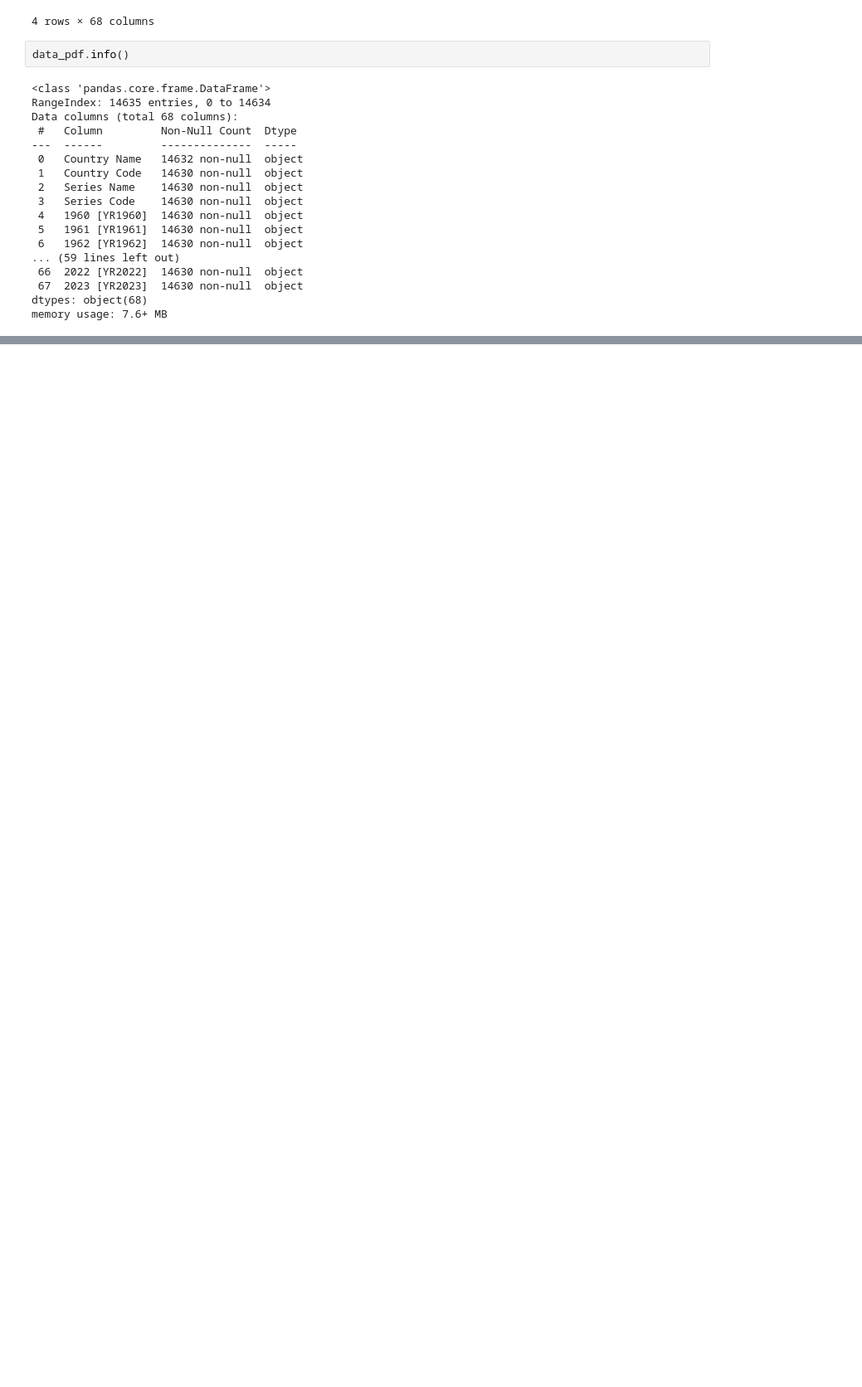
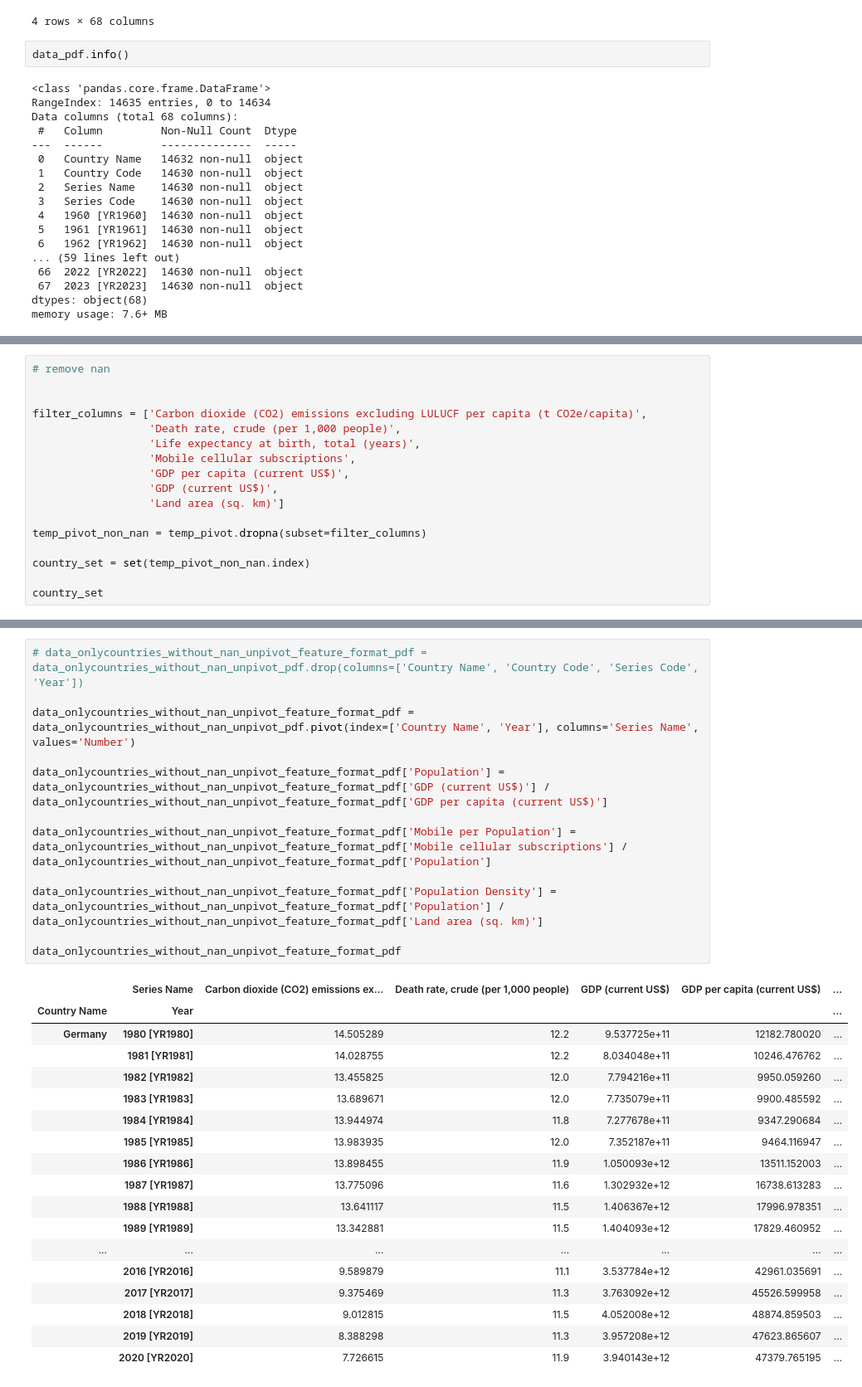
Before and after one commit to maxtschochner/World_Bank_Open_Data_Exploration, a Jupyter notebook: Analysis.ipynb, the cells around one changed output, grey strips where cells are left out. Shown at 83% size. Drawn from its saved outputs; the diff is of its cells as text; blank space fills up the shorter version.

```diff
--- a/Analysis.ipynb
+++ b/Analysis.ipynb
@@ -89,0 +232,17 @@ data_onlycountries_pdf.tail()
+# %%
+# remove nan
+
+
+filter_columns = ['Carbon dioxide (CO2) emissions excluding LULUCF per capita (t CO2e/capita)',
+                  'Death rate, crude (per 1,000 people)',
+                  'Life expectancy at birth, total (years)',
+                  'Mobile cellular subscriptions',
+                  'GDP per capita (current US$)',
+                  'GDP (current US$)',
+                  'Land area (sq. km)']
+
+temp_pivot_non_nan = temp_pivot.dropna(subset=filter_columns)
+
+country_set = set(temp_pivot_non_nan.index)
+
+country_set
@@ -89,0 +310,31 @@ data_onlycountries_pdf.tail()
+# %%
+# data_onlycountries_without_nan_unpivot_feature_format_pdf = data_onlycountries_without_nan_unpivot_pdf.drop(columns=['Country Name', 'Country Code', 'Series Code', 'Year'])
+
+data_onlycountries_without_nan_unpivot_feature_format_pdf = data_onlycountries_without_nan_unpivot_pdf.pivot(index=['Country Name', 'Year'], columns='Series Name', values='Number')
+
+data_onlycountries_without_nan_unpivot_feature_format_pdf['Population'] = data_onlycountries_without_nan_unpivot_feature_format_pdf['GDP (current US$)'] / data_onlycountries_without_nan_unpivot_feature_format_pdf['GDP per capita (current US$)']
+
+data_onlycountries_without_nan_unpivot_feature_format_pdf['Mobile per Population'] = data_onlycountries_without_nan_unpivot_feature_format_pdf['Mobile cellular subscriptions'] / data_onlycountries_without_nan_unpivot_feature_format_pdf['Population']
+
+data_onlycountries_without_nan_unpivot_feature_format_pdf['Population Density'] = data_onlycountries_without_nan_unpivot_feature_format_pdf['Population'] / data_onlycountries_without_nan_unpivot_feature_format_pdf['Land area (sq. km)']
+
+data_onlycountries_without_nan_unpivot_feature_format_pdf
+# %% [output]
+|  | Series Name | Carbon dioxide (CO2) emissions ex... | Death rate, crude (per 1,000 people) | GDP (current US$) | GDP per capita (current US$) | ... |
+| Country Name | Year |  |  |  |  | ... |
+| Germany | 1980 [YR1980] | 14.505289 | 12.2 | 9.537725e+11 | 12182.780020 | ... |
+|  | 1981 [YR1981] | 14.028755 | 12.2 | 8.034048e+11 | 10246.476762 | ... |
+|  | 1982 [YR1982] | 13.455825 | 12.0 | 7.794216e+11 | 9950.059260 | ... |
+|  | 1983 [YR1983] | 13.689671 | 12.0 | 7.735079e+11 | 9900.485592 | ... |
+|  | 1984 [YR1984] | 13.944974 | 11.8 | 7.277678e+11 | 9347.290684 | ... |
+|  | 1985 [YR1985] | 13.983935 | 12.0 | 7.352187e+11 | 9464.116947 | ... |
+|  | 1986 [YR1986] | 13.898455 | 11.9 | 1.050093e+12 | 13511.152003 | ... |
+|  | 1987 [YR1987] | 13.775096 | 11.6 | 1.302932e+12 | 16738.613283 | ... |
+|  | 1988 [YR1988] | 13.641117 | 11.5 | 1.406367e+12 | 17996.978351 | ... |
+|  | 1989 [YR1989] | 13.342881 | 11.5 | 1.404093e+12 | 17829.460952 | ... |
+| ... | ... | ... | ... | ... | ... | ... |
+|  | 2016 [YR2016] | 9.589879 | 11.1 | 3.537784e+12 | 42961.035691 | ... |
+|  | 2017 [YR2017] | 9.375469 | 11.3 | 3.763092e+12 | 45526.599958 | ... |
+|  | 2018 [YR2018] | 9.012815 | 11.5 | 4.052008e+12 | 48874.859503 | ... |
+|  | 2019 [YR2019] | 8.388298 | 11.3 | 3.957208e+12 | 47623.865607 | ... |
+|  | 2020 [YR2020] | 7.726615 | 11.9 | 3.940143e+12 | 47379.765195 | ... |
```
Also changed, not shown: parts of 28 cells of this notebook, 4 other files.
